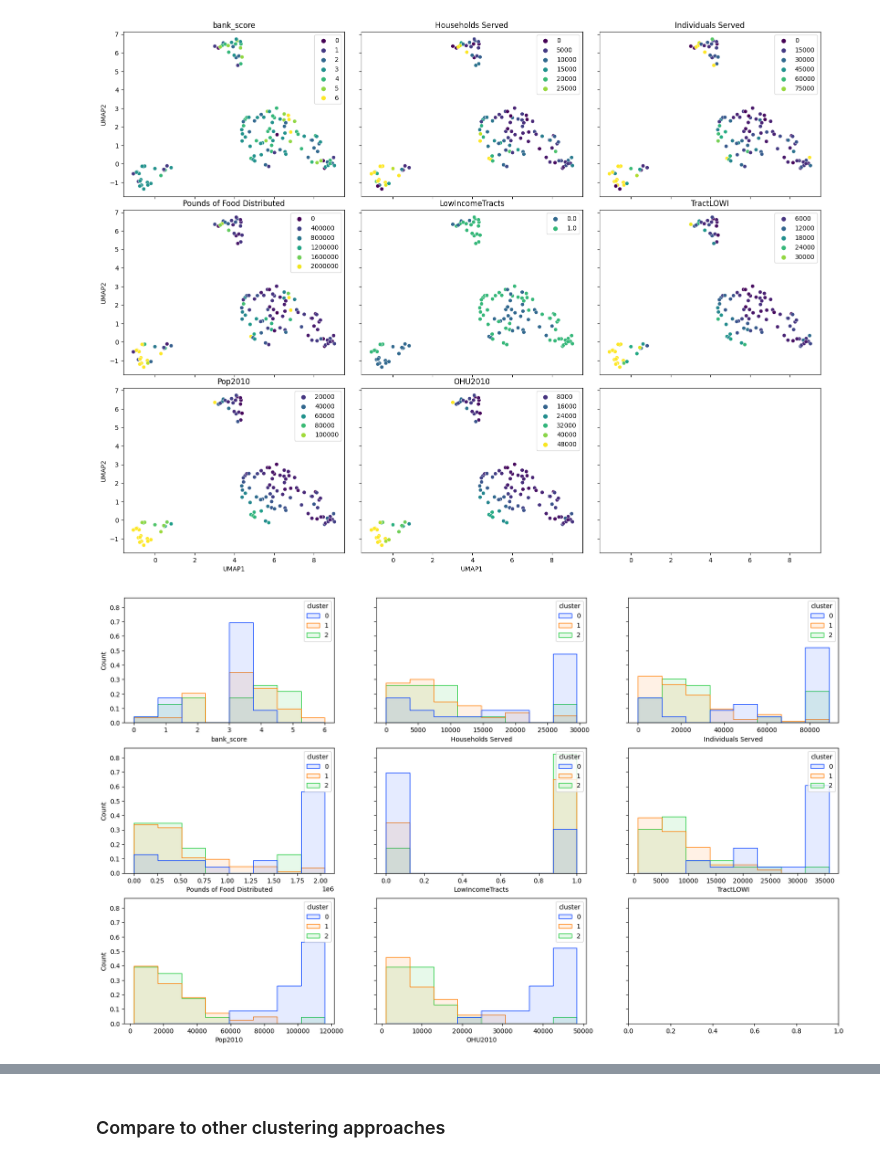
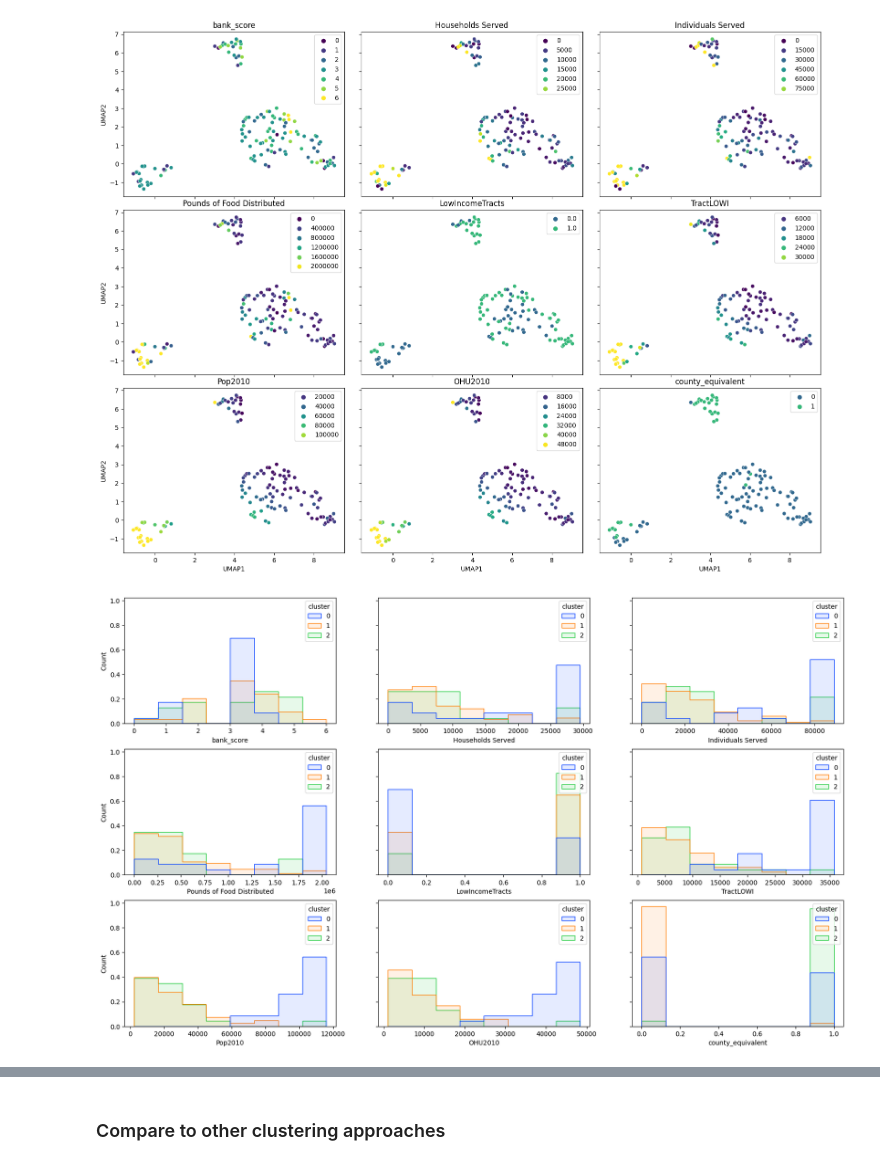
Before and after one commit to ericwhamilton1/gradient-descent-into-madness, a Jupyter notebook: umap_data_viz.ipynb, the cells around one changed output, grey strips where cells are left out. Cells and saved outputs as stored; diff of their text form; code cells hidden in the pictures.

Commit message:
viz county equivalence

```diff
--- a/umap_data_viz.ipynb
+++ b/umap_data_viz.ipynb
@@ -15,7 +15,8 @@ DATA_PATH = 'data/'
 DATASET = 'merged_data_clean.csv'
 
 df = pd.read_csv(DATA_PATH + DATASET)
-df.drop(['County', 'Virginia City/County Boundaries', 'LAT', 'LON'], axis=1, inplace=True)
+counties = df.pop('County')
+df.drop(['Virginia City/County Boundaries', 'LAT', 'LON'], axis=1, inplace=True)
 
 shares_only = False
 if shares_only:
@@ -96,38 +83,47 @@ score = df['Pounds of Food Distributed'] / df['TractLOWI']
 min_score = np.min([val for val in score if val > 0.0])
 imputed_score = np.array([min_score if val == 0.0 else val for val in score])
 df['bank_score'] = pd.cut(np.log(imputed_score), bins=7, labels=False)
+# %%
+def county_equiv(county):
+    import re
+    regex = r".*City\Z"
+    if re.match(regex, county):
+        return 1
+    else: return 0
+
+df['county_equivalent'] = counties.map(county_equiv)
 # %%
 # from plotly.subplots import make_subplots
 # import plotly.graph_objects as go
 
 features_plotted = ['bank_score', 'Households Served', 'Individuals Served',
                     'Pounds of Food Distributed', 'LowIncomeTracts', 'TractLOWI',
-                    'Pop2010', 'OHU2010']
+                    'Pop2010', 'OHU2010', 'county_equivalent']
 
 # fig = make_subplots(rows=2, cols=3, subplot_titles=features_plotted)
 # for i, feature in enumerate(features_plotted):
 #     fig.add_trace(
 #         go.Scatter(x=df['UMAP1'], y=df['UMAP2'], mode='markers',
 #                    marker=dict(color=df[feature], colorscale='viridis', opacity=0.5, showscale=True),
 #                    showlegend=False),
 #         row=i // 3 + 1, col=i % 3 + 1)
 
 # fig.show()
 
 fig, axs = plt.subplots(3, 3, figsize=(16, 12), sharex=True, sharey=True)
 plt.tight_layout()
 for i, feature in enumerate(features_plotted):
     ax = axs[i // 3][i % 3]
     scatter = sns.scatterplot(
         x='UMAP1', y='UMAP2', data=df, hue=feature,
         ax=ax, palette='viridis', legend='brief'
     )
     scatter.legend_.set_title(None)
     ax.set_title(feature)
 
 plt.savefig('mult_scatter.png')
 # %% [output]
-[figure, old version]
+[figure, new version]
 # %%
 fig, axs = plt.subplots(3, 3, figsize=(20, 12), sharey=True)
 
@@ -141,7 +137,7 @@ for i, feature in enumerate(features_plotted):
 
 plt.savefig('mult_hist.png')
 # %% [output]
-[figure, old version]
+[figure, new version]
 # %%
 # Use k-means to cluster data and plot distribution of bank scores by cluster
 fig = px.histogram(
```
Also changed, not shown: parts of 3 cells of this notebook, 4 other files.
